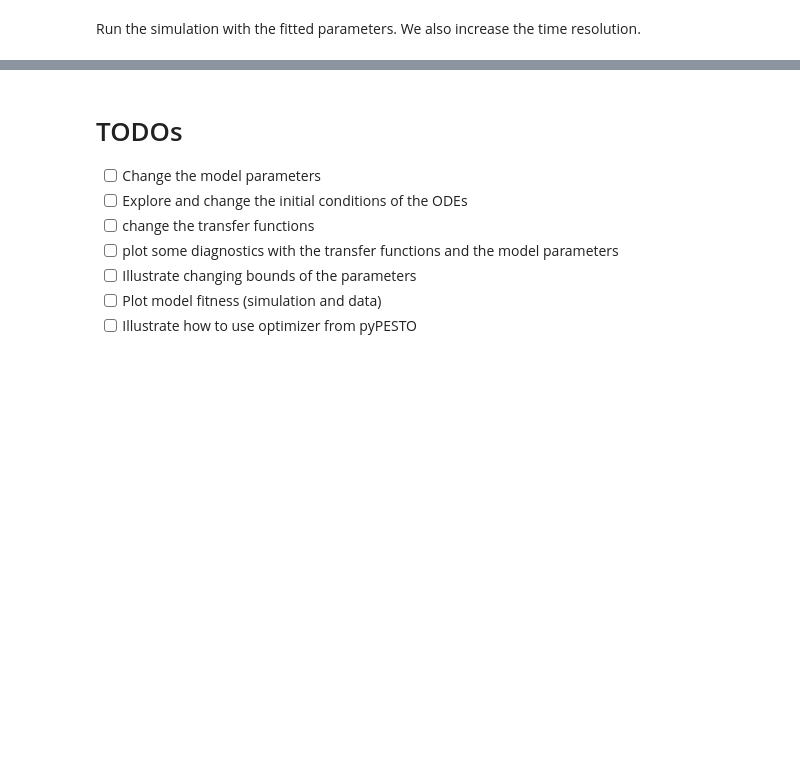
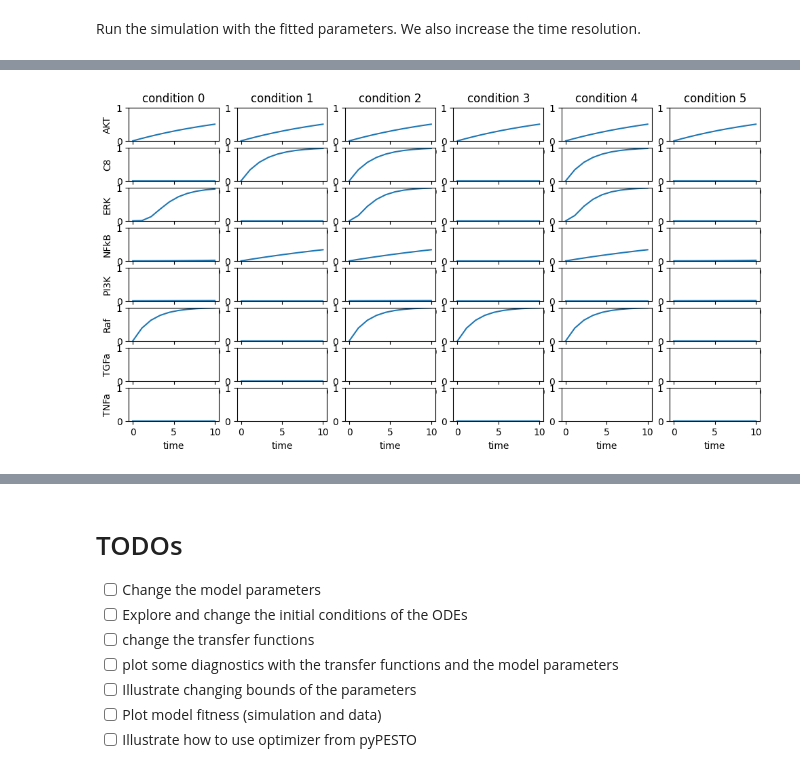
Before and after one commit to saezlab/codax, a Jupyter notebook: examples/logicODE_tutorial.ipynb, the cells around one changed output, grey strips where cells are left out. Saved outputs shown, nothing was run; the diff lists cells and outputs as text; code cells hidden in the pictures; blank space fills up the shorter version.

```diff
--- a/examples/logicODE_tutorial.ipynb
+++ b/examples/logicODE_tutorial.ipynb
@@ -8,3 +16,6 @@ import optax
 import numpy as np
 import matplotlib.pyplot as plt
 import pandas as pd
+import sympy2jax
+
+runs=1
@@ -106,13 +111,16 @@ opt_params, results = c.fit(max_iter=3000, optimizer=optax.adam(learning_rate=1e
   2980           9.4356e-02      4.5249e-02      1.3744e+04
   2990           4.9268e-02      4.5249e-02      2.9211e+03
 # %%
-lr='1e-3'
+if runs > 1:
+    lr='1e-3'
 
-for i in range(30):
-    opt_params, results = c.fit(max_iter=3000, optimizer=optax.adam(learning_rate=float(lr)), get_results=True)
-    df_results = pd.DataFrame(results)
-    sse = []
-    for params in df_results.best_params:
-        sse.append(c.sq_error_function(params).sum().tolist())
-    df_results['best_sse'] = sse
-    df_results.to_csv(f'results_{lr}_{i}.csv')
+    for i in range(runs):
+        opt_params, results = c.fit(max_iter=3000, optimizer=optax.adam(learning_rate=float(lr)), get_results=True)
+        df_results = pd.DataFrame(results)
+        sse = []
+        for params in df_results.best_params:
+            sse.append(c.sq_error_function(params).sum().tolist())
+        df_results['best_sse'] = sse
+        df_results.to_csv(f'results_{lr}_{i}.csv')
+
+    df_results[['elapsed_seconds', 'best_sse']].set_index('elapsed_seconds').plot()
@@ -146,0 +164,4 @@ sim_res = c.simulate( ODEparameters=opt_params, timepoints=jax.numpy.linspace(0,
+# %%
+keys = list(c.get_ODEparameters())
+opt_param_dict = {k: v for k, v in zip(keys, np.array(opt_params))}
+opt_param_dict
@@ -146,0 +186,4 @@ sim_res = c.simulate( ODEparameters=opt_params, timepoints=jax.numpy.linspace(0,
+# %%
+sim_res = c.simulate(ODEparameters=opt_param_dict, timepoints=jax.numpy.linspace(0,10,10), plot_simulation=True)
+# %% [output]
+[figure, added]
```
Also changed, not shown: parts of 12 cells of this notebook, 3 other files.
